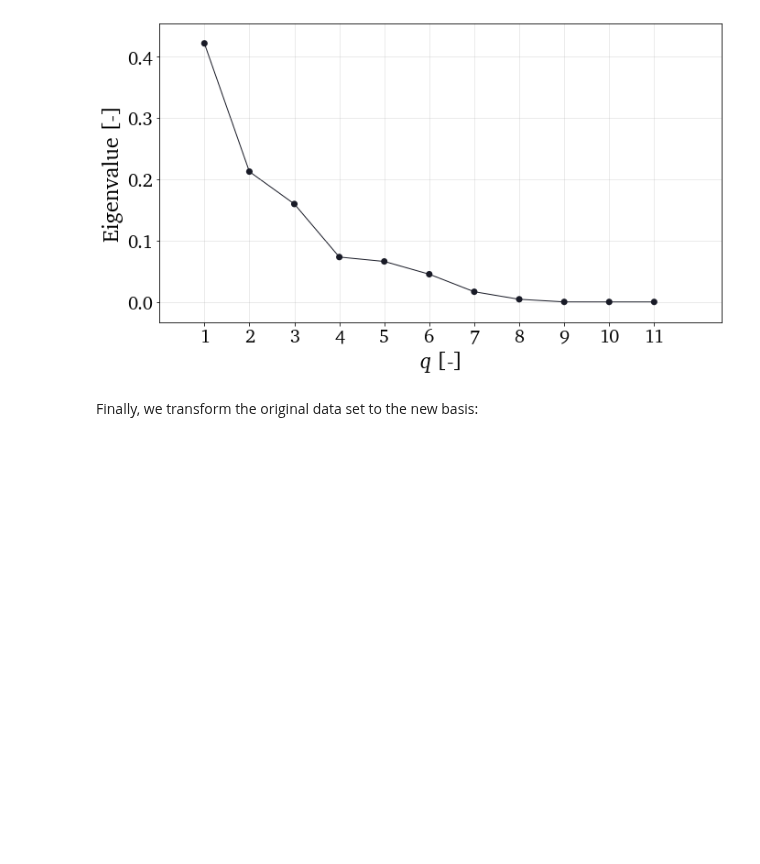
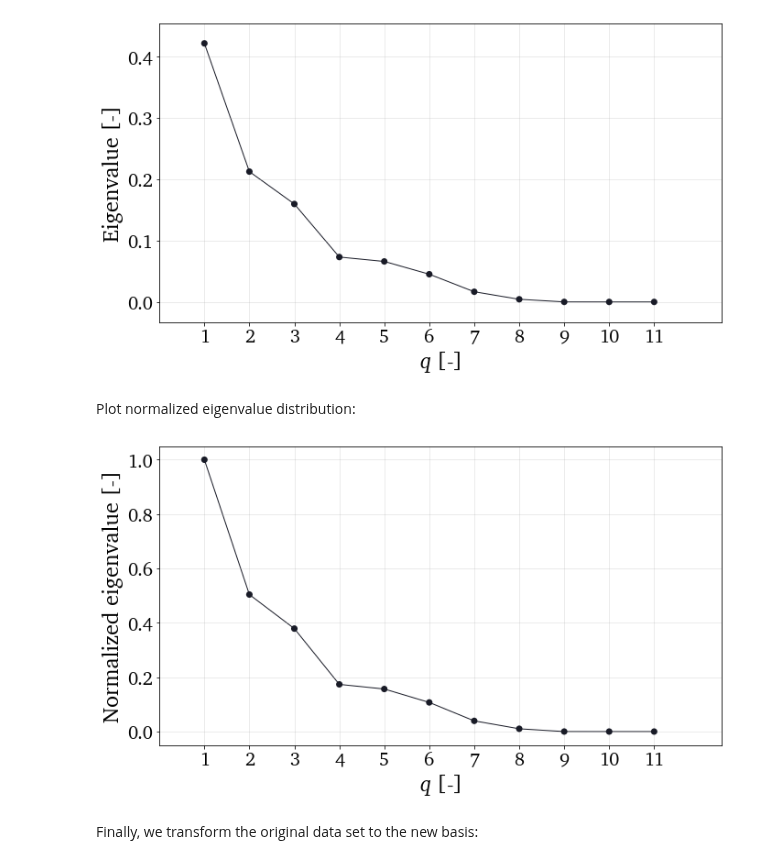
Before and after one commit to kamilazdybal/PCAfold, a Jupyter notebook: docs/tutorials/demo-pca.ipynb, the cells around one changed output. Cells and saved outputs as stored; diff of their text form; code cells hidden in the pictures; blank space fills up the shorter version.

```diff
--- a/docs/tutorials/demo-pca.ipynb
+++ b/docs/tutorials/demo-pca.ipynb
@@ -236,6 +248,12 @@ Plot eigenvalue distribution:
 plt = reduction.plot_eigenvalue_distribution(pca_X_Auto.L, normalized=False, title=None, save_filename=None)
 # %% [output]
 [figure]
+# %% [markdown]
+Plot normalized eigenvalue distribution:
+# %%
+plt = reduction.plot_eigenvalue_distribution(pca_X_Auto.L, normalized=True, title=None, save_filename=None)
+# %% [output]
+[figure, added]
 # %% [markdown]
 Finally, we transform the original data set to the new basis:
 # %%
```
Also changed, not shown: parts of 10 cells of this notebook, 2 other files.
